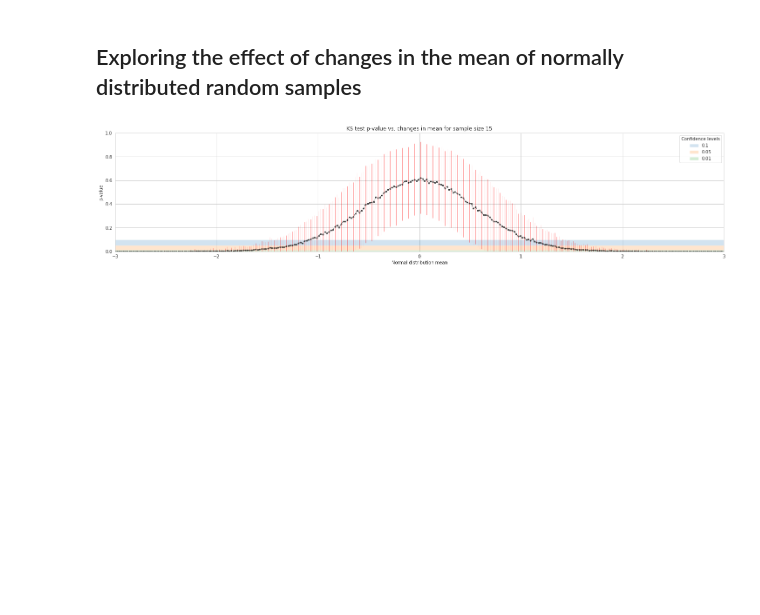
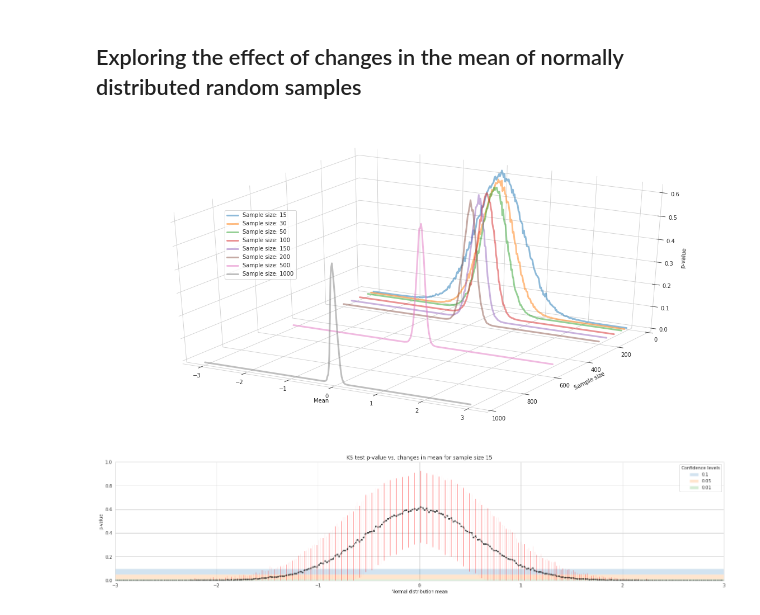
Before and after one commit to ra1ndeer/ks_test_study, a Jupyter notebook: Explore simulation data.ipynb, the cells around one changed output. Saved outputs shown, nothing was run; the diff lists cells and outputs as text; code cells hidden in the pictures; blank space fills up the shorter version.

Commit message:
added 3D plots to the exploration

```diff
--- a/Explore simulation data.ipynb
+++ b/Explore simulation data.ipynb
@@ -24,6 +26,40 @@ for simulation in simulation_files:
     df_mean_dict[int(simulation.split("_")[1])] = df
 
 df_mean_dict = OrderedDict(sorted(df_mean_dict.items()))
+# %%
+fig = plt.figure(figsize=(20, 10))
+ax = fig.add_subplot(111, projection='3d')
+
+for ssize, df in df_mean_dict.items():
+    ax.plot(df["mean_data"],
+            df["mean_res"],
+            ssize,
+            zdir="y",
+            marker=" ",
+            linestyle="-",
+            alpha=0.5,
+            linewidth=3,
+            label="Sample size: {}".format(str(ssize)))
+
+ax.set_ylim((1000, 0))
+
+ax.set_xlabel("Mean")
+ax.set_ylabel("Sample size")
+ax.set_zlabel("p-value")
+
+ax.xaxis.pane.fill = False
+ax.yaxis.pane.fill = False
+ax.zaxis.pane.fill = False
+
+ax.xaxis.pane.set_edgecolor('w')
+ax.yaxis.pane.set_edgecolor('w')
+ax.zaxis.pane.set_edgecolor('w')
+
+ax.legend(loc=(0.2, 0.5))
+
+plt.show()
+# %% [output]
+[figure, added]
 # %%
 for name, df in df_mean_dict.items():
     fig, ax = plt.subplots(figsize=(25, 5))
```
Also changed, not shown: parts of 2 cells of this notebook.
